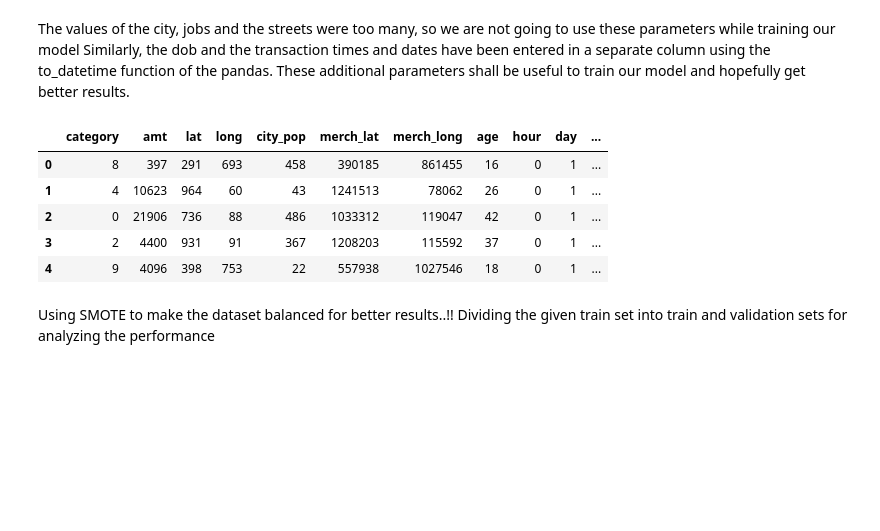
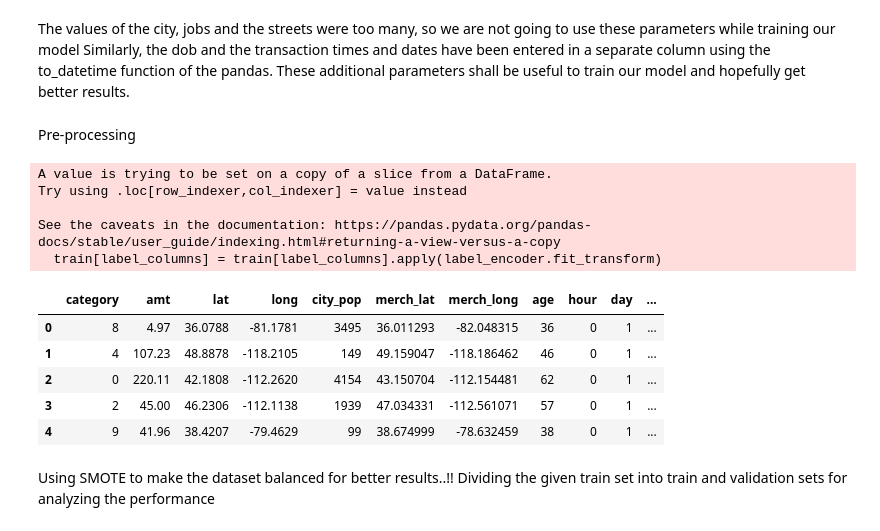
Before and after one commit to awaisnazir08/CODSOFT, a Jupyter notebook: Credit Card Fraud Detection/Fraud Detection.ipynb, the cells around one changed output. Cells and saved outputs as stored; diff of their text form; code cells hidden in the pictures; blank space fills up the shorter version.

```diff
--- a/Credit Card Fraud Detection/Fraud Detection.ipynb
+++ b/Credit Card Fraud Detection/Fraud Detection.ipynb
@@ -182,19 +185,30 @@ plt.show()
 # %% [markdown]
 The values of the city, jobs and the streets were too many, so we are not going to use these parameters while training our model
 Similarly, the dob and the transaction times and dates have been entered in a separate column using the to_datetime function of the pandas. These additional parameters shall be useful to train our model and hopefully get better results.
+# %% [markdown]
+Pre-processing
 # %%
 train=train_data[['category','amt','lat','long','city_pop','merch_lat','merch_long','age','hour','day','month','is_fraud', 'job']]
-from sklearn.preprocessing import LabelEncoder
-encoder = LabelEncoder()
-train = train.apply(LabelEncoder().fit_transform)
+
+# Assuming train is your DataFrame
+label_columns = ['category', 'job']
+
+# Apply LabelEncoder to columns with ordinal categories
+label_encoder = LabelEncoder()
+train[label_columns] = train[label_columns].apply(label_encoder.fit_transform)
 train.head()
 # %% [output]
+A value is trying to be set on a copy of a slice from a DataFrame.
+Try using .loc[row_indexer,col_indexer] = value instead
+
+See the caveats in the documentation: https://pandas.pydata.org/pandas-docs/stable/user_guide/indexing.html#returning-a-view-versus-a-copy
+  train[label_columns] = train[label_columns].apply(label_encoder.fit_transform)
 |  | category | amt | lat | long | city_pop | merch_lat | merch_long | age | hour | day | ... |
-| 0 | 8 | 397 | 291 | 693 | 458 | 390185 | 861455 | 16 | 0 | 1 | ... |
-| 1 | 4 | 10623 | 964 | 60 | 43 | 1241513 | 78062 | 26 | 0 | 1 | ... |
-| 2 | 0 | 21906 | 736 | 88 | 486 | 1033312 | 119047 | 42 | 0 | 1 | ... |
-| 3 | 2 | 4400 | 931 | 91 | 367 | 1208203 | 115592 | 37 | 0 | 1 | ... |
-| 4 | 9 | 4096 | 398 | 753 | 22 | 557938 | 1027546 | 18 | 0 | 1 | ... |
+| 0 | 8 | 4.97 | 36.0788 | -81.1781 | 3495 | 36.011293 | -82.048315 | 36 | 0 | 1 | ... |
+| 1 | 4 | 107.23 | 48.8878 | -118.2105 | 149 | 49.159047 | -118.186462 | 46 | 0 | 1 | ... |
+| 2 | 0 | 220.11 | 42.1808 | -112.2620 | 4154 | 43.150704 | -112.154481 | 62 | 0 | 1 | ... |
+| 3 | 2 | 45.00 | 46.2306 | -112.1138 | 1939 | 47.034331 | -112.561071 | 57 | 0 | 1 | ... |
+| 4 | 9 | 41.96 | 38.4207 | -79.4629 | 99 | 38.674999 | -78.632459 | 38 | 0 | 1 | ... |
 # %% [markdown]
 Using SMOTE to make the dataset balanced for better results..!!
 Dividing the given train set into train and validation sets for analyzing the performance
```
Also changed, not shown: parts of 18 cells of this notebook, 4 other files.
